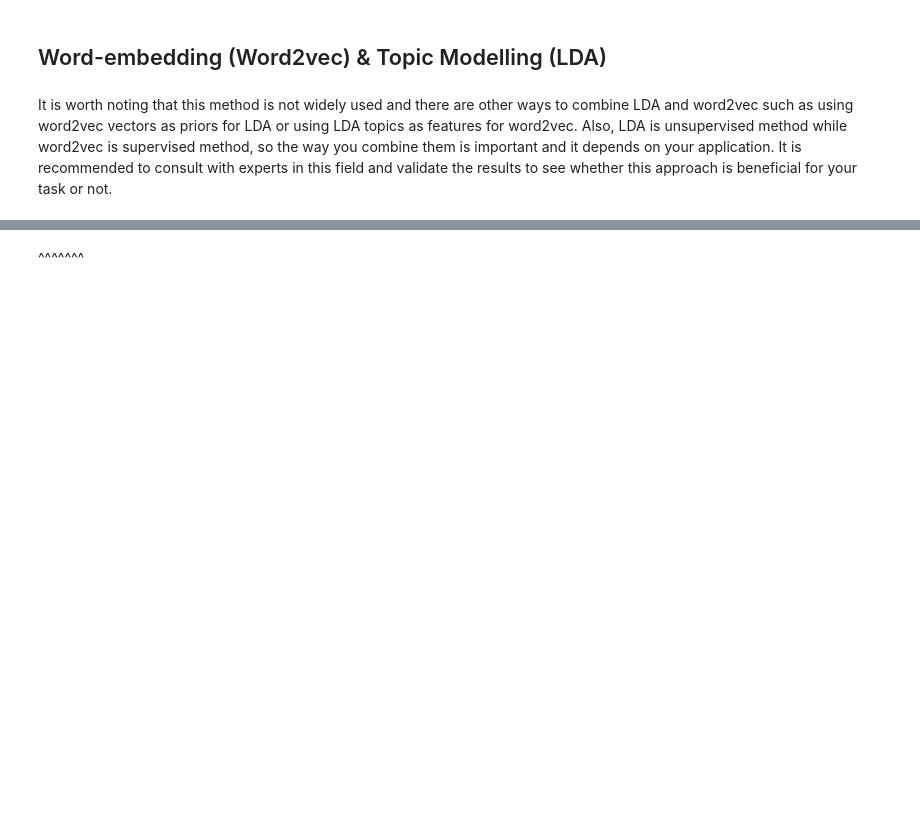
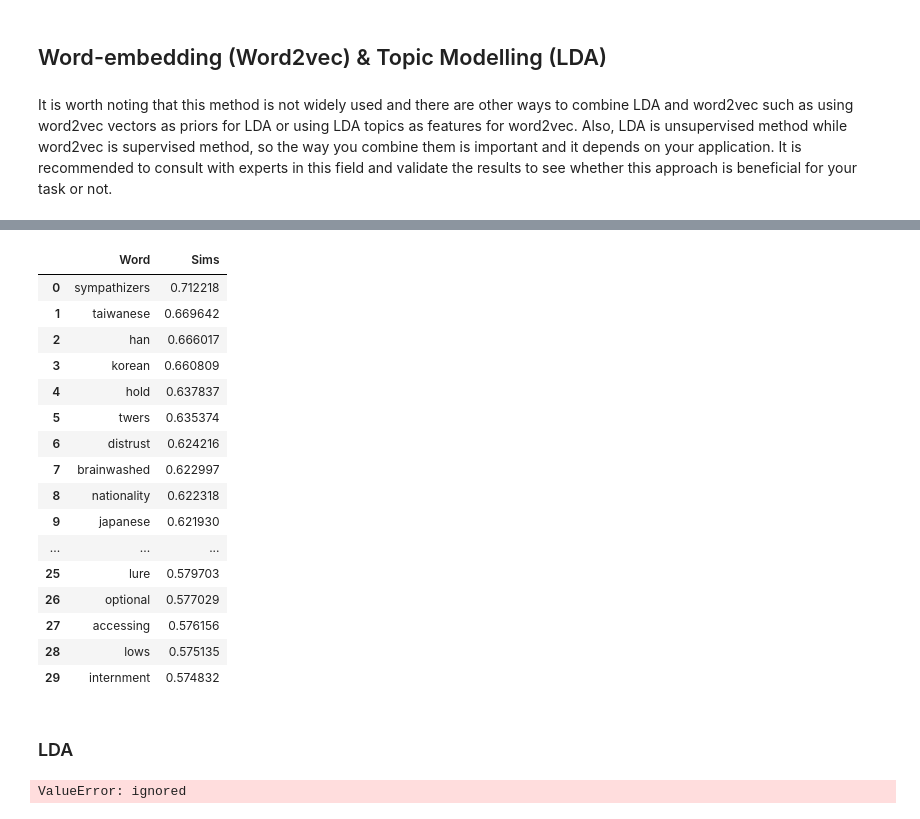
Before and after one commit to y4c6/master_thesis, a Jupyter notebook: EJMR_LDA.ipynb, the cells around one changed output, grey strips where cells are left out. Cells and saved outputs as stored; diff of their text form; code cells hidden in the pictures; blank space fills up the shorter version.

```diff
--- a/EJMR_LDA.ipynb
+++ b/EJMR_LDA.ipynb
@@ -146,2 +262,28 @@ word2vec_model.wv.most_similar(word, topn=topn)
+# %%
+# Get the most similar words
+word = 'chinese'
+topn = 30
+w2v_asia = pd.DataFrame(word2vec_model.wv.most_similar(word, topn=topn))
+w2v_asia.columns = ['Word', 'Sims']
+
+w2v_asia.head(30)
+# %% [output]
+|  | Word | Sims |
+| 0 | sympathizers | 0.712218 |
+| 1 | taiwanese | 0.669642 |
+| 2 | han | 0.666017 |
+| 3 | korean | 0.660809 |
+| 4 | hold | 0.637837 |
+| 5 | twers | 0.635374 |
+| 6 | distrust | 0.624216 |
+| 7 | brainwashed | 0.622997 |
+| 8 | nationality | 0.622318 |
+| 9 | japanese | 0.621930 |
+| ... | ... | ... |
+| 25 | lure | 0.579703 |
+| 26 | optional | 0.577029 |
+| 27 | accessing | 0.576156 |
+| 28 | lows | 0.575135 |
+| 29 | internment | 0.574832 |
 # %% [markdown]
-^^^^^^^
+### LDA
@@ -147,0 +297,7 @@ word2vec_model.wv.most_similar(word, topn=topn)
+# %%
+vec = df['posts'].apply(lambda x: vectorizer.fit_transform(x))
+
+# Print the matrix
+#print(posts_matrix.toarray())
+# %% [output]
+ValueError: ignored
```
Also changed, not shown: parts of 34 cells of this notebook.
